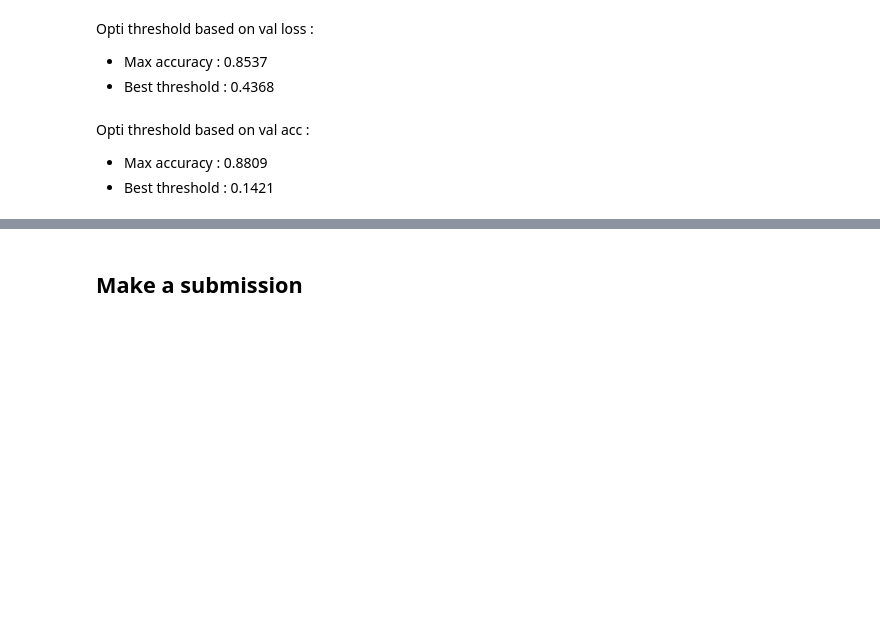
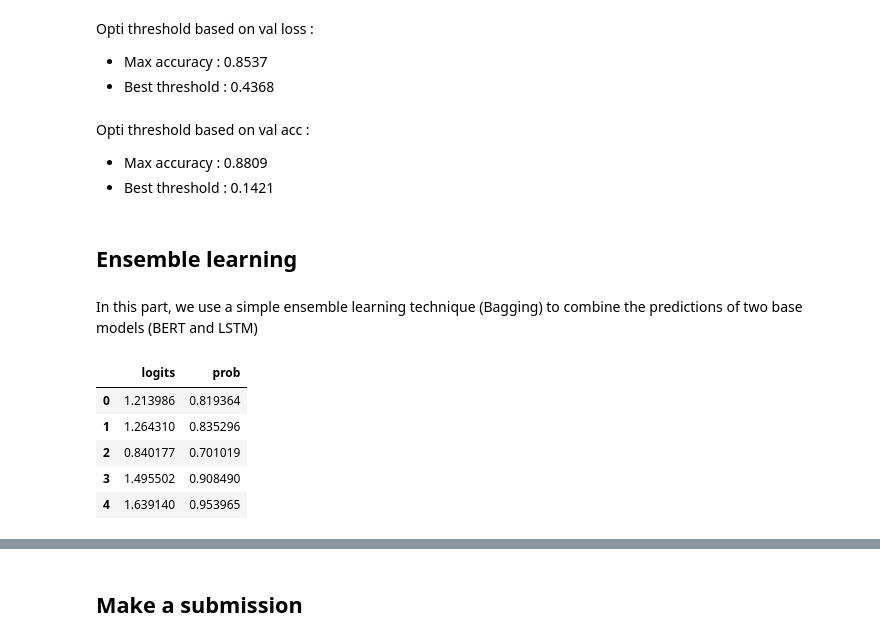
Before and after one commit to rbazin/nlp-disaster-tweets-challenge, a Jupyter notebook: model_prototyping.ipynb, the cells around one changed output, grey strips where cells are left out. Saved outputs shown, nothing was run; the diff lists cells and outputs as text; code cells hidden in the pictures; blank space fills up the shorter version.

```diff
--- a/model_prototyping.ipynb
+++ b/model_prototyping.ipynb
@@ -250,6 +250,7 @@ train_dataloader = DataLoader(train_dataset, batch_size = batch_size, shuffle =
 val_dataloader = DataLoader(val_dataset, batch_size = batch_size, shuffle = True)
 # %%
 # Training on all samples
+batch_size = 32
 train_dataloader = DataLoader(dataset, batch_size = batch_size, shuffle = True)
 # %% [markdown]
 ## Hyperparameters optimization
@@ -776,5 +777,5 @@ def get_preds(dataloader, model, threshold = 0.5, device = 'cpu'):
 
   return all_labels, all_preds
 # %%
-all_labels, all_preds = get_preds(val_dataloader, model, 0.1421, device)
+all_labels, all_preds = get_preds(val_dataloader, model, 0.5, device)
 cm = confusion_matrix(all_labels, all_preds)
@@ -823,3 +826,33 @@ Opti threshold based on val loss :
 Opti threshold based on val acc :
 * Max accuracy : 0.8809
 * Best threshold : 0.1421
+# %% [markdown]
+## Ensemble learning
+# %% [markdown]
+In this part, we use a simple ensemble learning technique (Bagging) to combine the predictions of two base models (BERT and LSTM)
+# %%
+all_logits = torch.tensor([])
+
+model.eval()
+for i, batch in enumerate(tqdm(test_dataloader)):
+
+  input_ids = batch[0].to(device)
+  input_masks = batch[1].to(device)
+
+  with torch.no_grad():
+    result = model(input_ids, token_type_ids = None, attention_mask = input_masks, return_dict = True)
+
+    logits = result.logits.detach().cpu()
+
+    all_logits = torch.cat((all_logits, logits), dim = 0)
+# %%
+logits = pd.DataFrame(all_logits[:, 1].numpy(), columns=['logits'])
+logits['prob'] = (logits['logits'] - logits['logits'].min()) / (logits['logits'].max() - logits['logits'].min())
+logits.head()
+# %% [output]
+|  | logits | prob |
+| 0 | 1.213986 | 0.819364 |
+| 1 | 1.264310 | 0.835296 |
+| 2 | 0.840177 | 0.701019 |
+| 3 | 1.495502 | 0.908490 |
+| 4 | 1.639140 | 0.953965 |
```
Also changed, not shown: parts of 11 cells of this notebook, 1 other file.
